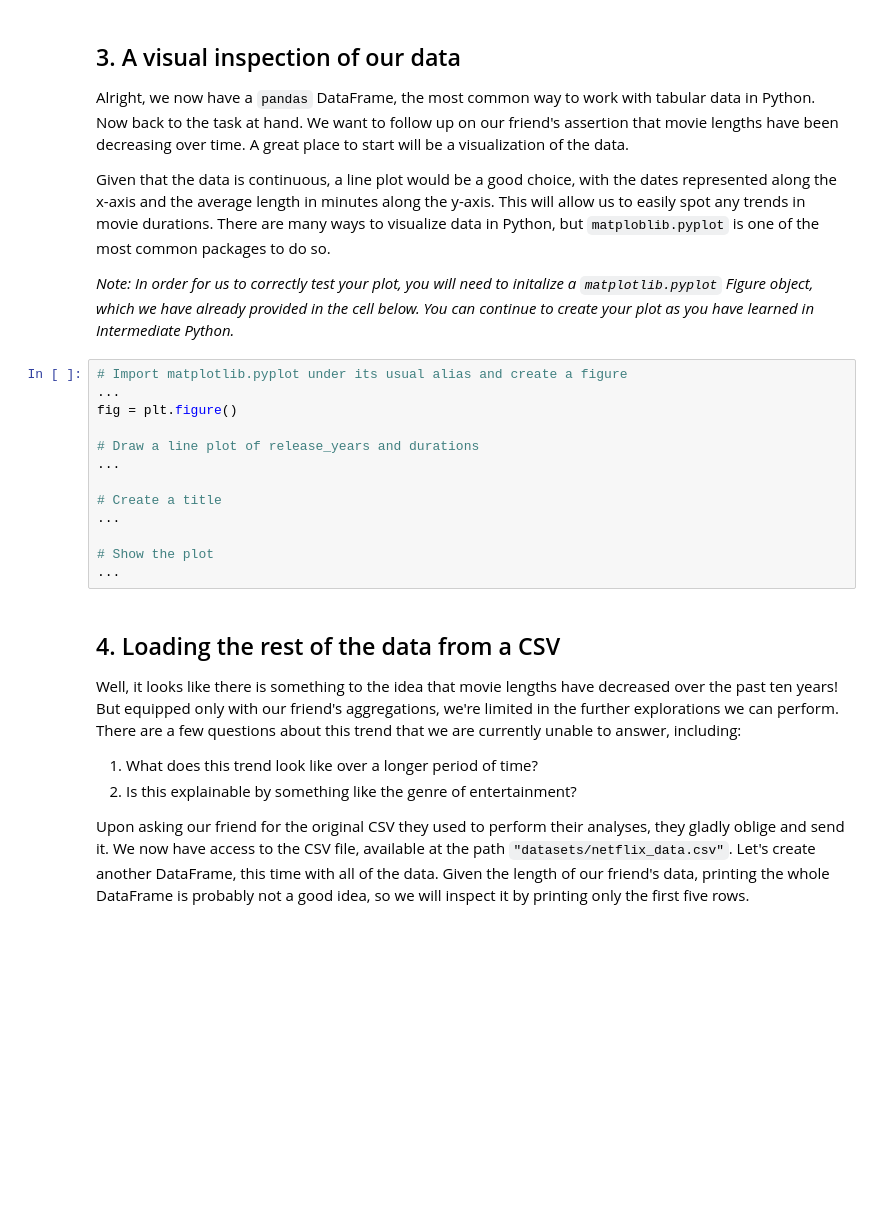
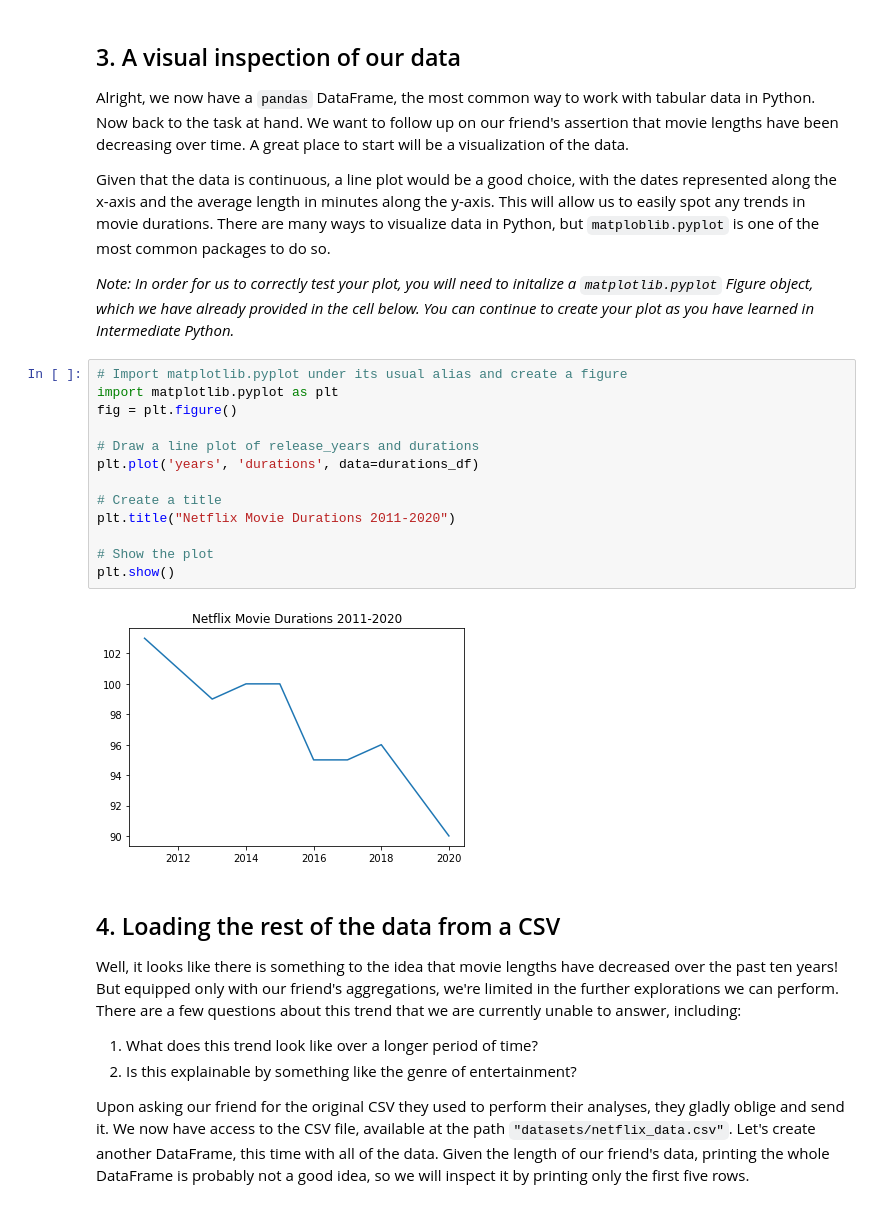
Before and after one commit to nsfoliveira/DataScience_and_DataAnalysis, a Jupyter notebook: Projectt_InvestigatingNetflixMoviesAandGuestStarsInTheOffice/Notebook_CT_DS_PROJECT_1.ipynb, the cells around one changed output. Cells and saved outputs as stored; diff of their text form; blank space fills up the shorter version.

```diff
--- a/Projectt_InvestigatingNetflixMoviesAandGuestStarsInTheOffice/Notebook_CT_DS_PROJECT_1.ipynb
+++ b/Projectt_InvestigatingNetflixMoviesAandGuestStarsInTheOffice/Notebook_CT_DS_PROJECT_1.ipynb
@@ -52,17 +52,19 @@ print(durations_df)
 <p><em>Note: In order for us to correctly test your plot, you will need to initalize a <code>matplotlib.pyplot</code> Figure object, which we have already provided in the cell below. You can continue to create your plot as you have learned in Intermediate Python.</em></p>
 # %%
 # Import matplotlib.pyplot under its usual alias and create a figure
-...
+import matplotlib.pyplot as plt
 fig = plt.figure()
 
 # Draw a line plot of release_years and durations
-...
+plt.plot('years', 'durations', data=durations_df)
 
 # Create a title
-...
+plt.title("Netflix Movie Durations 2011-2020")
 
 # Show the plot
-...
+plt.show()
+# %% [output]
+[figure, added]
 # %% [markdown]
 ## 4. Loading the rest of the data from a CSV
 <p>Well, it looks like there is something to the idea that movie lengths have decreased over the past ten years! But equipped only with our friend's aggregations, we're limited in the further explorations we can perform. There are a few questions about this trend that we are currently unable to answer, including:</p>
```
Also changed, not shown: parts of 2 cells of this notebook.
